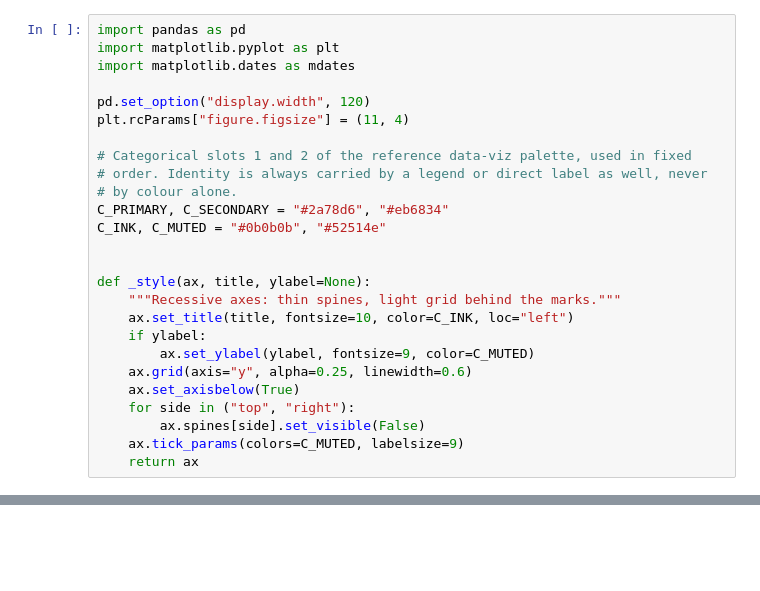
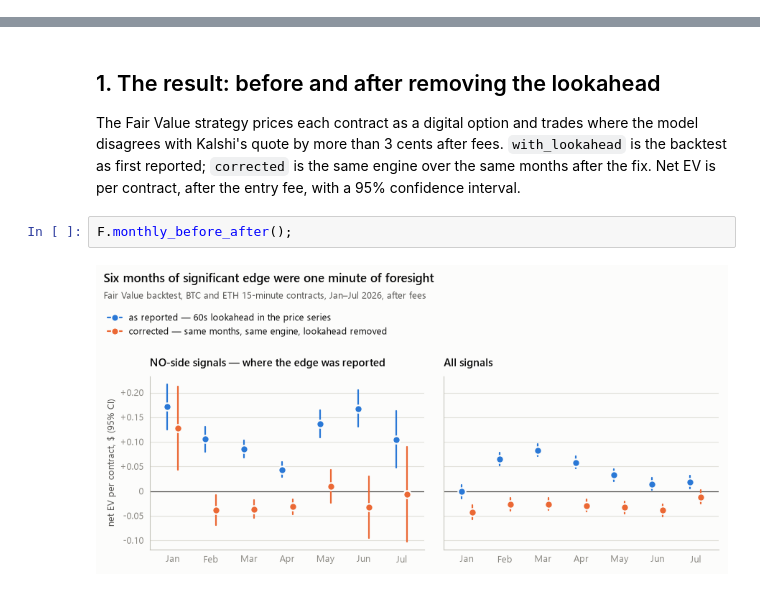
Before and after one commit to simonziervogel/trading-bot, a Jupyter notebook: analysis.ipynb, the cells around one changed output, grey strips where cells are left out. Cells and saved outputs as stored; diff of their text form; blank space fills up the shorter version.

```diff
--- a/analysis.ipynb
+++ b/analysis.ipynb
@@ -48,26 +0,0 @@ unchanged effect size.
-# %%
-import pandas as pd
-import matplotlib.pyplot as plt
-import matplotlib.dates as mdates
-
-pd.set_option("display.width", 120)
-plt.rcParams["figure.figsize"] = (11, 4)
-
-# Categorical slots 1 and 2 of the reference data-viz palette, used in fixed
-# order. Identity is always carried by a legend or direct label as well, never
-# by colour alone.
-C_PRIMARY, C_SECONDARY = "#2a78d6", "#eb6834"
-C_INK, C_MUTED = "#0b0b0b", "#52514e"
-
-
-def _style(ax, title, ylabel=None):
-    """Recessive axes: thin spines, light grid behind the marks."""
-    ax.set_title(title, fontsize=10, color=C_INK, loc="left")
-    if ylabel:
-        ax.set_ylabel(ylabel, fontsize=9, color=C_MUTED)
-    ax.grid(axis="y", alpha=0.25, linewidth=0.6)
-    ax.set_axisbelow(True)
-    for side in ("top", "right"):
-        ax.spines[side].set_visible(False)
-    ax.tick_params(colors=C_MUTED, labelsize=9)
-    return ax
@@ -407,0 +42,12 @@ fig.tight_layout()
+# %% [markdown]
+## 1. The result: before and after removing the lookahead
+
+The Fair Value strategy prices each contract as a digital option and trades
+where the model disagrees with Kalshi's quote by more than 3 cents after fees.
+`with_lookahead` is the backtest as first reported; `corrected` is the same
+engine over the same months after the fix. Net EV is per contract, after the
+entry fee, with a 95% confidence interval.
+# %%
+F.monthly_before_after();
+# %% [output]
+[figure, added]
```
Also changed, not shown: parts of 40 cells of this notebook.
